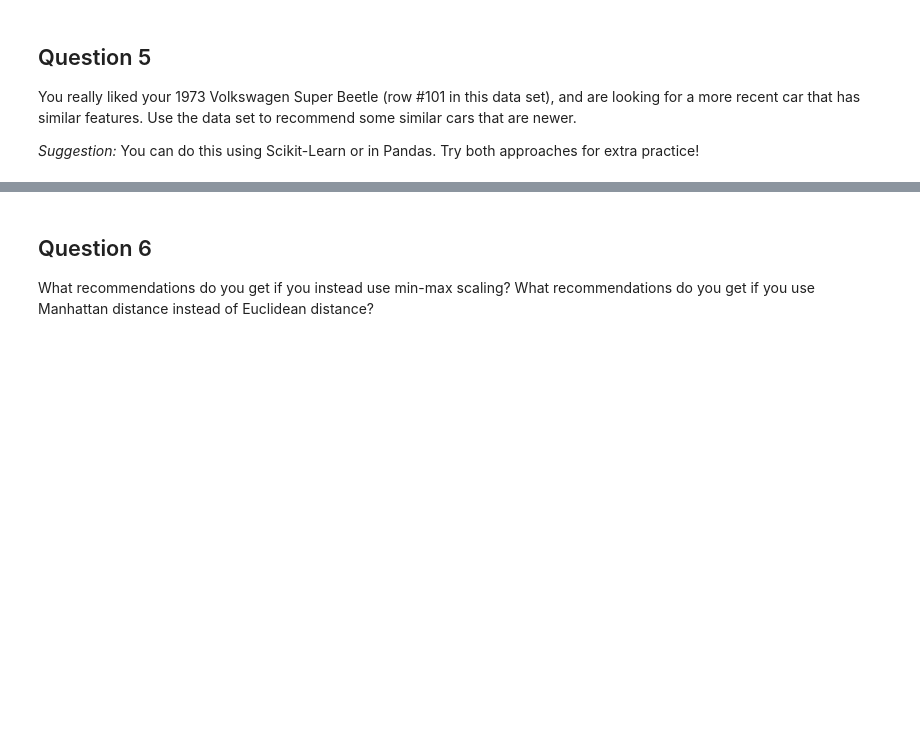
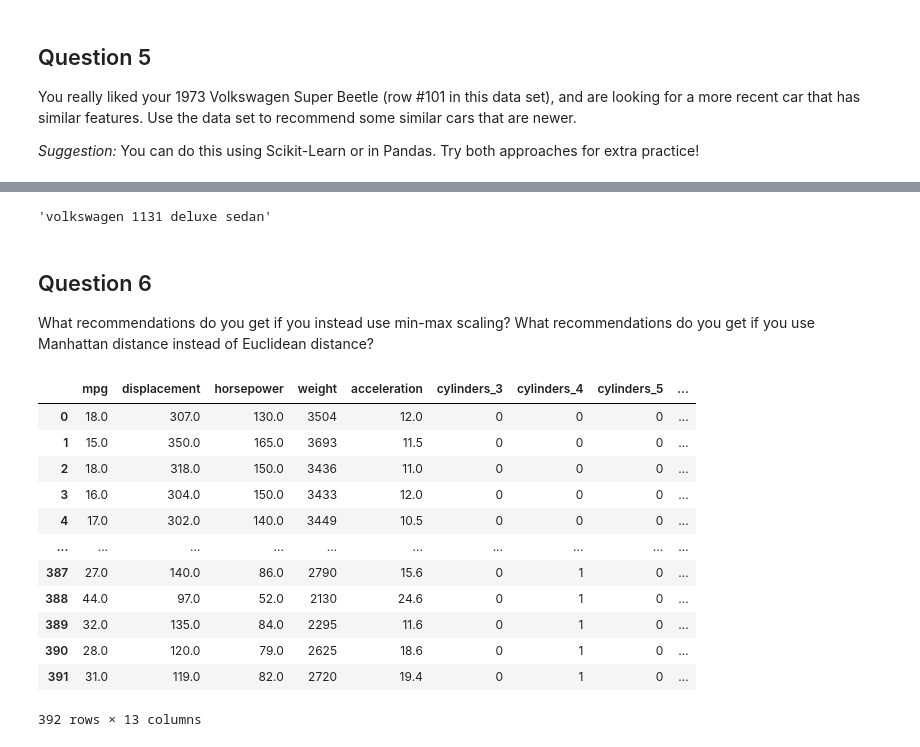
Before and after one commit to Elnya/DATASCI112, a Jupyter notebook: week4/4.2.cars-and.fuel-efficiency.ipynb, the cells around one changed output, grey strips where cells are left out. Saved outputs shown, nothing was run; the diff lists cells and outputs as text; code cells hidden in the pictures; blank space fills up the shorter version.

```diff
--- a/week4/4.2.cars-and.fuel-efficiency.ipynb
+++ b/week4/4.2.cars-and.fuel-efficiency.ipynb
@@ -81,4 +234,34 @@ your
+# %%
+# get the name of the most similar car
+index_most_similar = dists_euclidean_scikit_learn[0].argsort()[1]
+df.iloc[index_most_similar]['car name']
+# %% [output]
+'volkswagen 1131 deluxe sedan'
 # %% [markdown]
 ## Question 6
 
 What recommendations do you get if you instead use min-max scaling? What recommendations do you get if you use Manhattan distance instead of Euclidean distance?
+# %%
+"""
+Question 6 (pandas ver.)
+"""
+# drop "car name" and "model year" column (it is not necessary for the analysis)
+df_encoded = df.drop(columns=['car name', 'model year'])
+
+# at first, do one-hot encoding for categorical variables
+df_encoded = pd.get_dummies(df_encoded, columns=['cylinders', 'origin'], dtype=int)
+df_encoded
+# %% [output]
+|  | mpg | displacement | horsepower | weight | acceleration | cylinders_3 | cylinders_4 | cylinders_5 | ... |
+| 0 | 18.0 | 307.0 | 130.0 | 3504 | 12.0 | 0 | 0 | 0 | ... |
+| 1 | 15.0 | 350.0 | 165.0 | 3693 | 11.5 | 0 | 0 | 0 | ... |
+| 2 | 18.0 | 318.0 | 150.0 | 3436 | 11.0 | 0 | 0 | 0 | ... |
+| 3 | 16.0 | 304.0 | 150.0 | 3433 | 12.0 | 0 | 0 | 0 | ... |
+| 4 | 17.0 | 302.0 | 140.0 | 3449 | 10.5 | 0 | 0 | 0 | ... |
+| ... | ... | ... | ... | ... | ... | ... | ... | ... | ... |
+| 387 | 27.0 | 140.0 | 86.0 | 2790 | 15.6 | 0 | 1 | 0 | ... |
+| 388 | 44.0 | 97.0 | 52.0 | 2130 | 24.6 | 0 | 1 | 0 | ... |
+| 389 | 32.0 | 135.0 | 84.0 | 2295 | 11.6 | 0 | 1 | 0 | ... |
+| 390 | 28.0 | 120.0 | 79.0 | 2625 | 18.6 | 0 | 1 | 0 | ... |
+| 391 | 31.0 | 119.0 | 82.0 | 2720 | 19.4 | 0 | 1 | 0 | ... |
+392 rows × 13 columns
```
Also changed, not shown: parts of 14 cells of this notebook, 1 other file.
